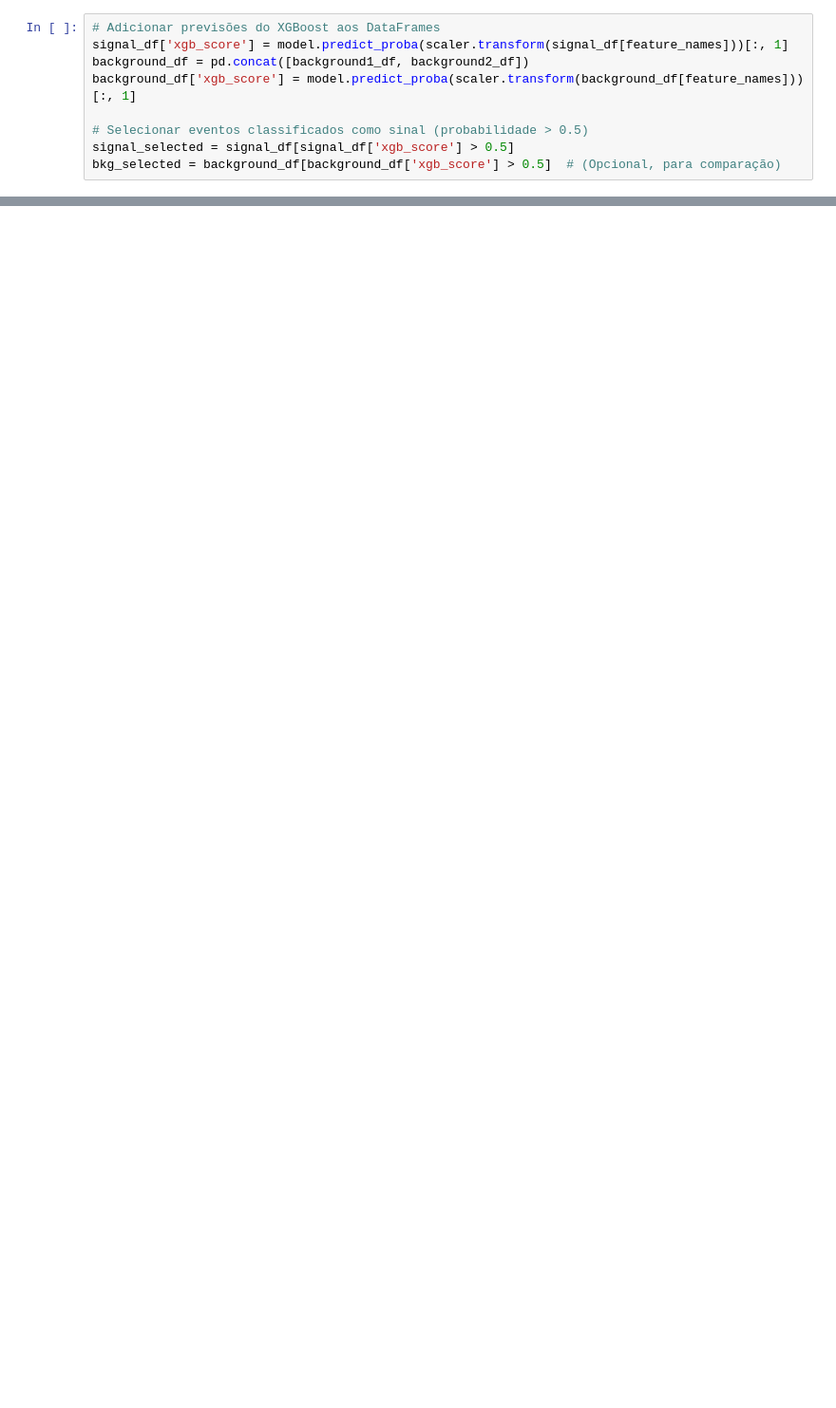
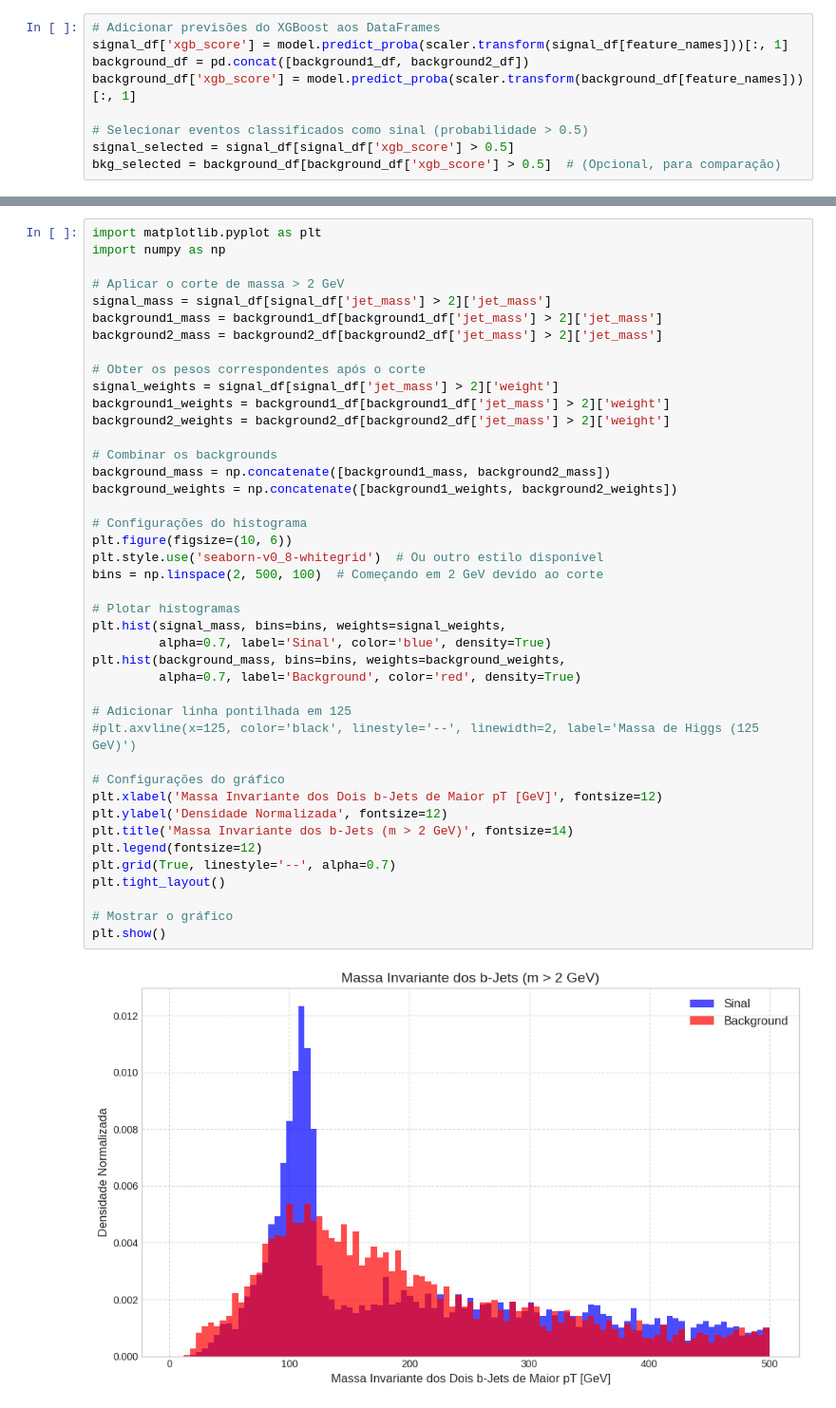
Before and after one commit to LeviPhelipe/Analise-2b2mu-2h, a Jupyter notebook: XGB_v2.ipynb, the cells around one changed output, grey strips where cells are left out. Shown at 95% size. Saved outputs shown, nothing was run; the diff lists cells and outputs as text; blank space fills up the shorter version.

```diff
--- a/XGB_v2.ipynb
+++ b/XGB_v2.ipynb
@@ -965,0 +1012,44 @@ plt.show()
+# %%
+import matplotlib.pyplot as plt
+import numpy as np
+
+# Aplicar o corte de massa > 2 GeV
+signal_mass = signal_df[signal_df['jet_mass'] > 2]['jet_mass']
+background1_mass = background1_df[background1_df['jet_mass'] > 2]['jet_mass']
+background2_mass = background2_df[background2_df['jet_mass'] > 2]['jet_mass']
+
+# Obter os pesos correspondentes após o corte
+signal_weights = signal_df[signal_df['jet_mass'] > 2]['weight']
+background1_weights = background1_df[background1_df['jet_mass'] > 2]['weight']
+background2_weights = background2_df[background2_df['jet_mass'] > 2]['weight']
+
+# Combinar os backgrounds
+background_mass = np.concatenate([background1_mass, background2_mass])
+background_weights = np.concatenate([background1_weights, background2_weights])
+
+# Configurações do histograma
+plt.figure(figsize=(10, 6))
+plt.style.use('seaborn-v0_8-whitegrid')  # Ou outro estilo disponível
+bins = np.linspace(2, 500, 100)  # Começando em 2 GeV devido ao corte
+
+# Plotar histogramas
+plt.hist(signal_mass, bins=bins, weights=signal_weights,
+         alpha=0.7, label='Sinal', color='blue', density=True)
+plt.hist(background_mass, bins=bins, weights=background_weights,
+         alpha=0.7, label='Background', color='red', density=True)
+
+# Adicionar linha pontilhada em 125
+#plt.axvline(x=125, color='black', linestyle='--', linewidth=2, label='Massa de Higgs (125 GeV)')
+
+# Configurações do gráfico
+plt.xlabel('Massa Invariante dos Dois b-Jets de Maior pT [GeV]', fontsize=12)
+plt.ylabel('Densidade Normalizada', fontsize=12)
+plt.title('Massa Invariante dos b-Jets (m > 2 GeV)', fontsize=14)
+plt.legend(fontsize=12)
+plt.grid(True, linestyle='--', alpha=0.7)
+plt.tight_layout()
+
+# Mostrar o gráfico
+plt.show()
+# %% [output]
+[figure, added]
```
Also changed, not shown: parts of 26 cells of this notebook.
